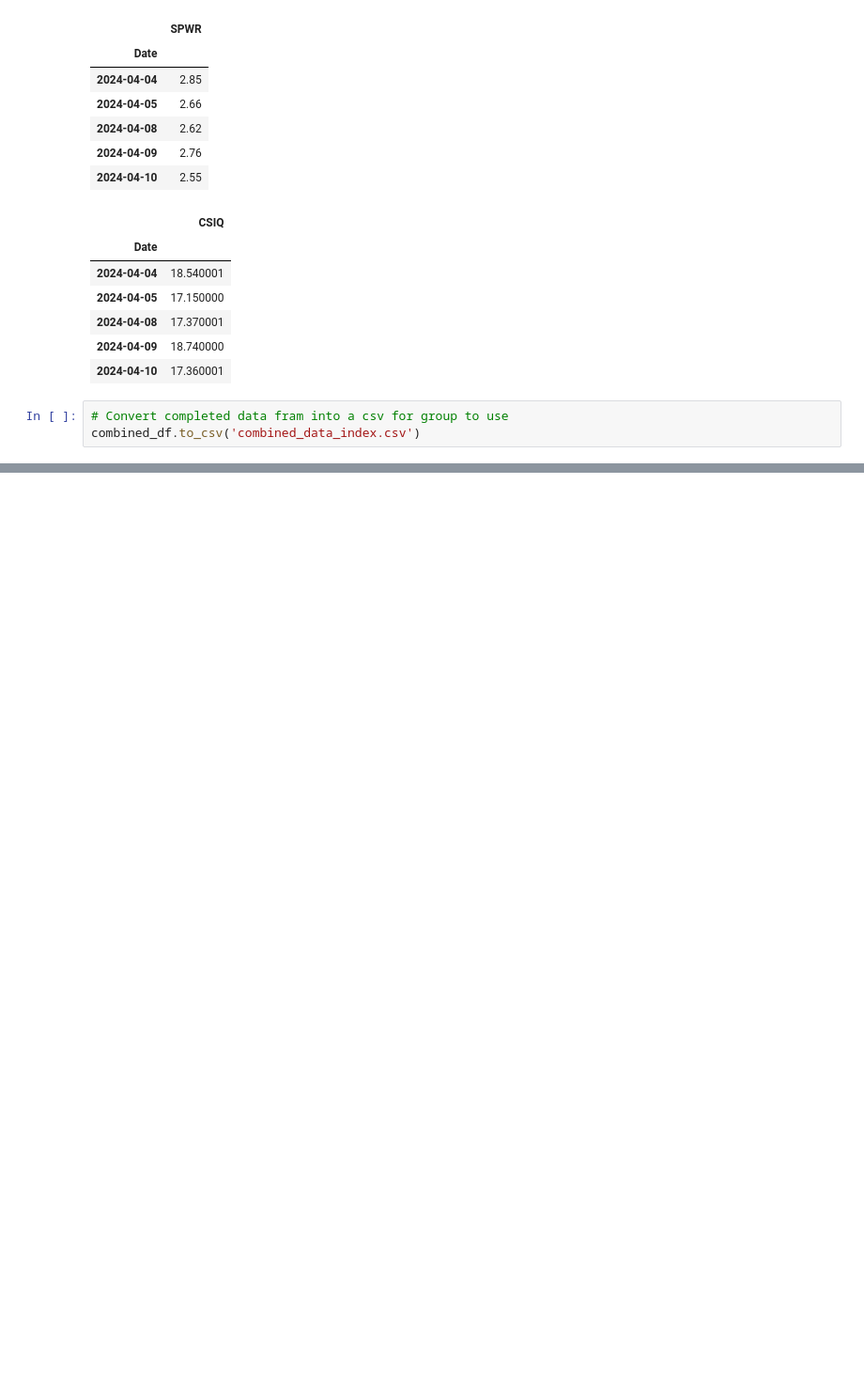
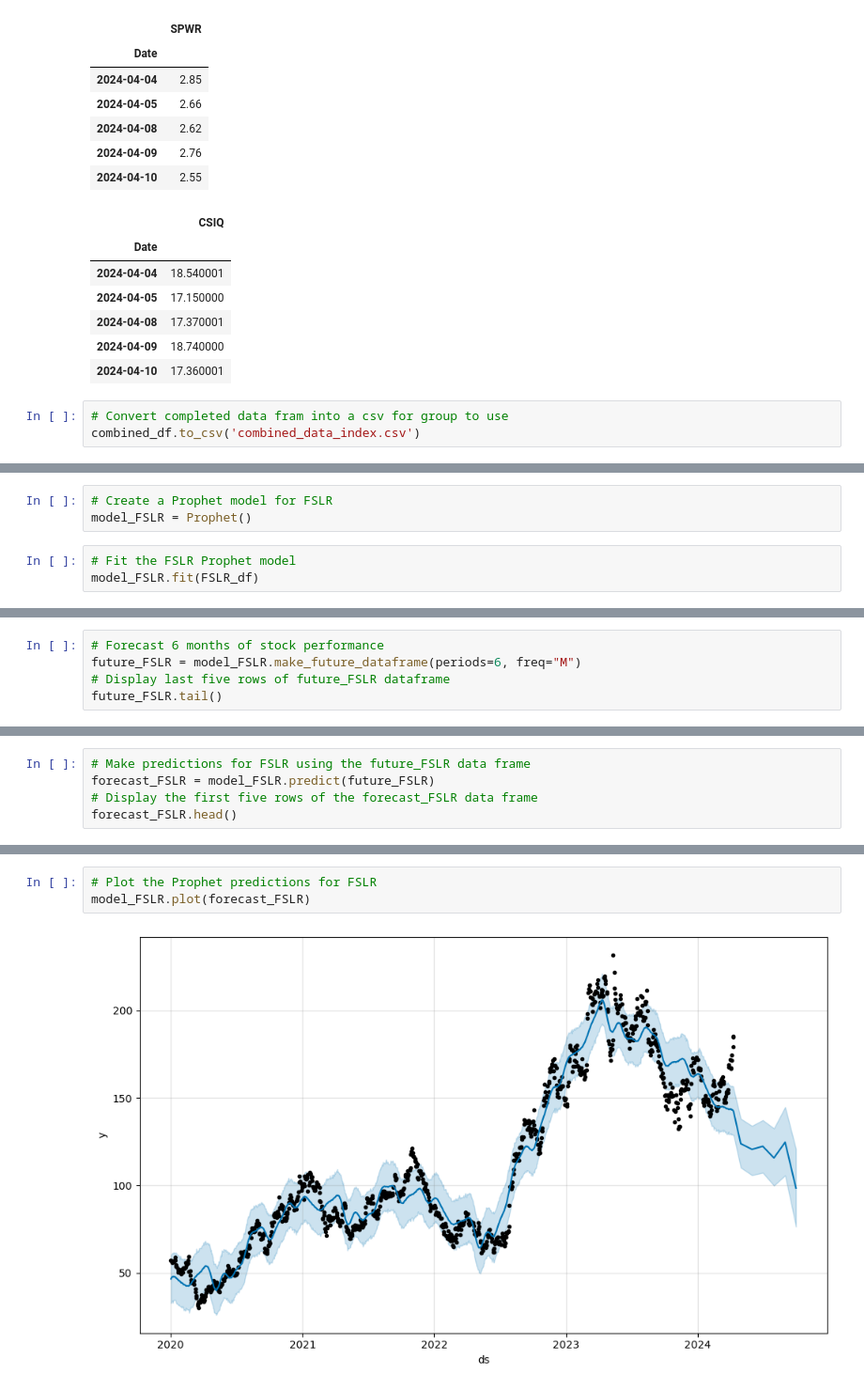
Before and after one commit to srhill12/Solar_stock_project, a Jupyter notebook: stevens_workbook.ipynb, the cells around one changed output, grey strips where cells are left out. Shown at 94% size. Cells and saved outputs as stored; diff of their text form; blank space fills up the shorter version.

```diff
--- a/stevens_workbook.ipynb
+++ b/stevens_workbook.ipynb
@@ -250,0 +467,6 @@ combined_df.to_csv('combined_data_index.csv')
+# %%
+# Create a Prophet model for FSLR
+model_FSLR = Prophet()
+# %%
+# Fit the FSLR Prophet model
+model_FSLR.fit(FSLR_df)
@@ -250,0 +477,5 @@ combined_df.to_csv('combined_data_index.csv')
+# %%
+# Forecast 6 months of stock performance
+future_FSLR = model_FSLR.make_future_dataframe(periods=6, freq="M")
+# Display last five rows of future_FSLR dataframe
+future_FSLR.tail()
@@ -250,0 +489,5 @@ combined_df.to_csv('combined_data_index.csv')
+# %%
+# Make predictions for FSLR using the future_FSLR data frame
+forecast_FSLR = model_FSLR.predict(future_FSLR)
+# Display the first five rows of the forecast_FSLR data frame
+forecast_FSLR.head()
@@ -250,0 +501,5 @@ combined_df.to_csv('combined_data_index.csv')
+# %%
+# Plot the Prophet predictions for FSLR
+model_FSLR.plot(forecast_FSLR)
+# %% [output]
+[figure, added]
```
Also changed, not shown: parts of 46 cells of this notebook, 1 other file.
